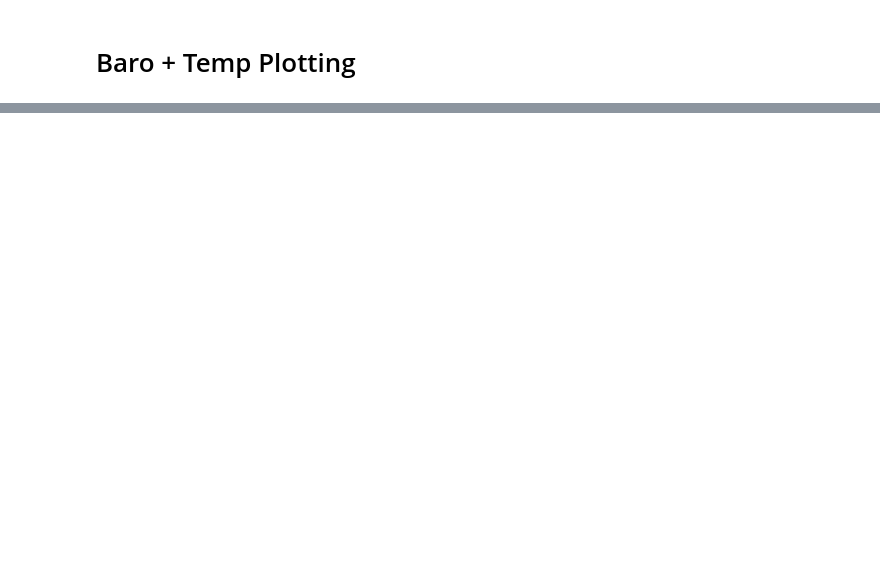
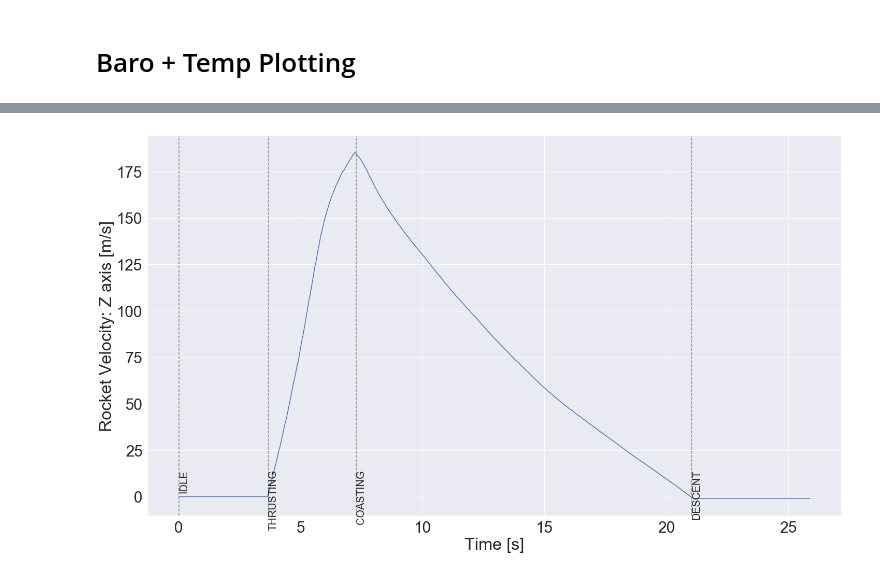
Before and after one commit to aris-space/euler-avionics, a Jupyter notebook: log_parser/log_plotter.ipynb, the cells around one changed output, grey strips where cells are left out. Cells and saved outputs as stored; diff of their text form; code cells hidden in the pictures; blank space fills up the shorter version.

```diff
--- a/log_parser/log_plotter.ipynb
+++ b/log_parser/log_plotter.ipynb
@@ -96,0 +148,7 @@ Text(0.5,0,'Time [s]')
+# %%
+plt = sns.lineplot(data = estimator_var_log[1:], x = 'Time_s', y = 'Rocket Velocity (z)')
+plt.set_ylabel('Rocket Velocity: Z axis [m/s]')
+plt.set_xlabel('Time [s]')
+plot_states(state_transitions)
+# %% [output]
+[figure, added]
```
Also changed, not shown: parts of 21 cells of this notebook, 1 other file.
